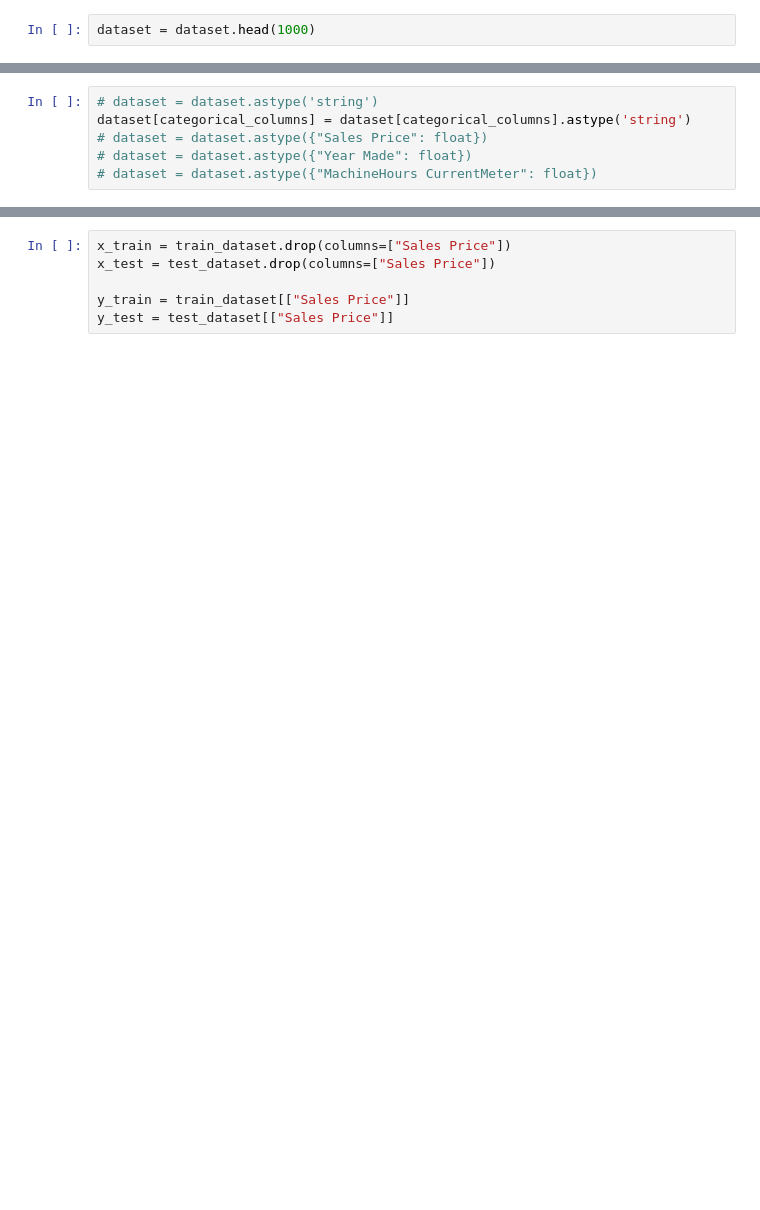
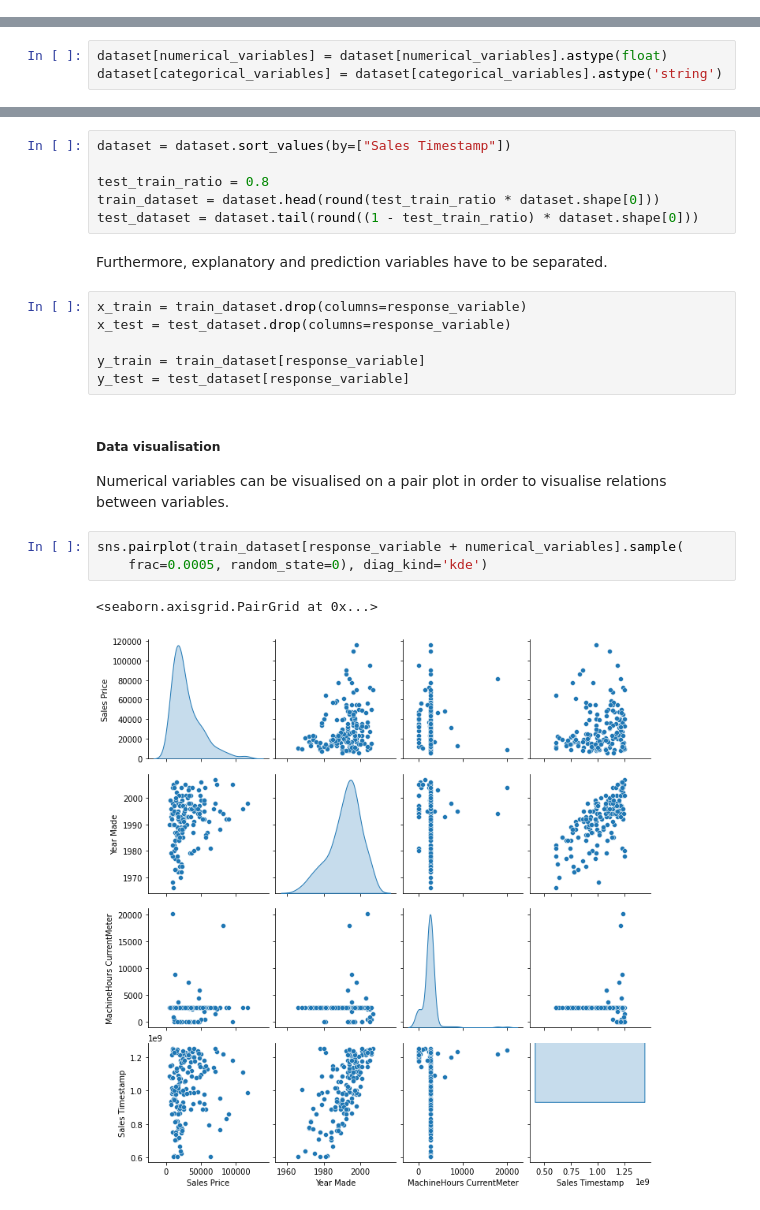
Before and after one commit to jankulik/Bit, a Jupyter notebook: main.ipynb, the cells around one changed output, grey strips where cells are left out. Cells and saved outputs as stored; diff of their text form; blank space fills up the shorter version.

```diff
--- a/main.ipynb
+++ b/main.ipynb
@@ -105,2 +152,0 @@ dataset.shape
-# %%
-dataset = dataset.head(1000)
@@ -109,6 +174,0 @@ dataset.dtypes
-# %%
-# dataset = dataset.astype('string')
-dataset[categorical_columns] = dataset[categorical_columns].astype('string')
-# dataset = dataset.astype({"Sales Price": float})
-# dataset = dataset.astype({"Year Made": float})
-# dataset = dataset.astype({"MachineHours CurrentMeter": float})
@@ -143,0 +177,3 @@ dataset.describe().transpose()
+# %%
+dataset[numerical_variables] = dataset[numerical_variables].astype(float)
+dataset[categorical_variables] = dataset[categorical_variables].astype('string')
@@ -144,6 +184,24 @@ dataset.describe().transpose()
+# %%
+dataset = dataset.sort_values(by=["Sales Timestamp"])
+
+test_train_ratio = 0.8
+train_dataset = dataset.head(round(test_train_ratio * dataset.shape[0]))
+test_dataset = dataset.tail(round((1 - test_train_ratio) * dataset.shape[0]))
+# %% [markdown]
+Furthermore, explanatory and prediction variables have to be separated.
 # %%
-x_train = train_dataset.drop(columns=["Sales Price"])
-x_test = test_dataset.drop(columns=["Sales Price"])
+x_train = train_dataset.drop(columns=response_variable)
+x_test = test_dataset.drop(columns=response_variable)
 
-y_train = train_dataset[["Sales Price"]]
-y_test = test_dataset[["Sales Price"]]
+y_train = train_dataset[response_variable]
+y_test = test_dataset[response_variable]
+# %% [markdown]
+##### Data visualisation
+
+Numerical variables can be visualised on a pair plot in order to visualise relations between variables.
+# %%
+sns.pairplot(train_dataset[response_variable + numerical_variables].sample(
+    frac=0.0005, random_state=0), diag_kind='kde')
+# %% [output]
+<seaborn.axisgrid.PairGrid at 0x...>
+[figure, added]
```
Also changed, not shown: parts of 89 cells of this notebook, 2 other files.
